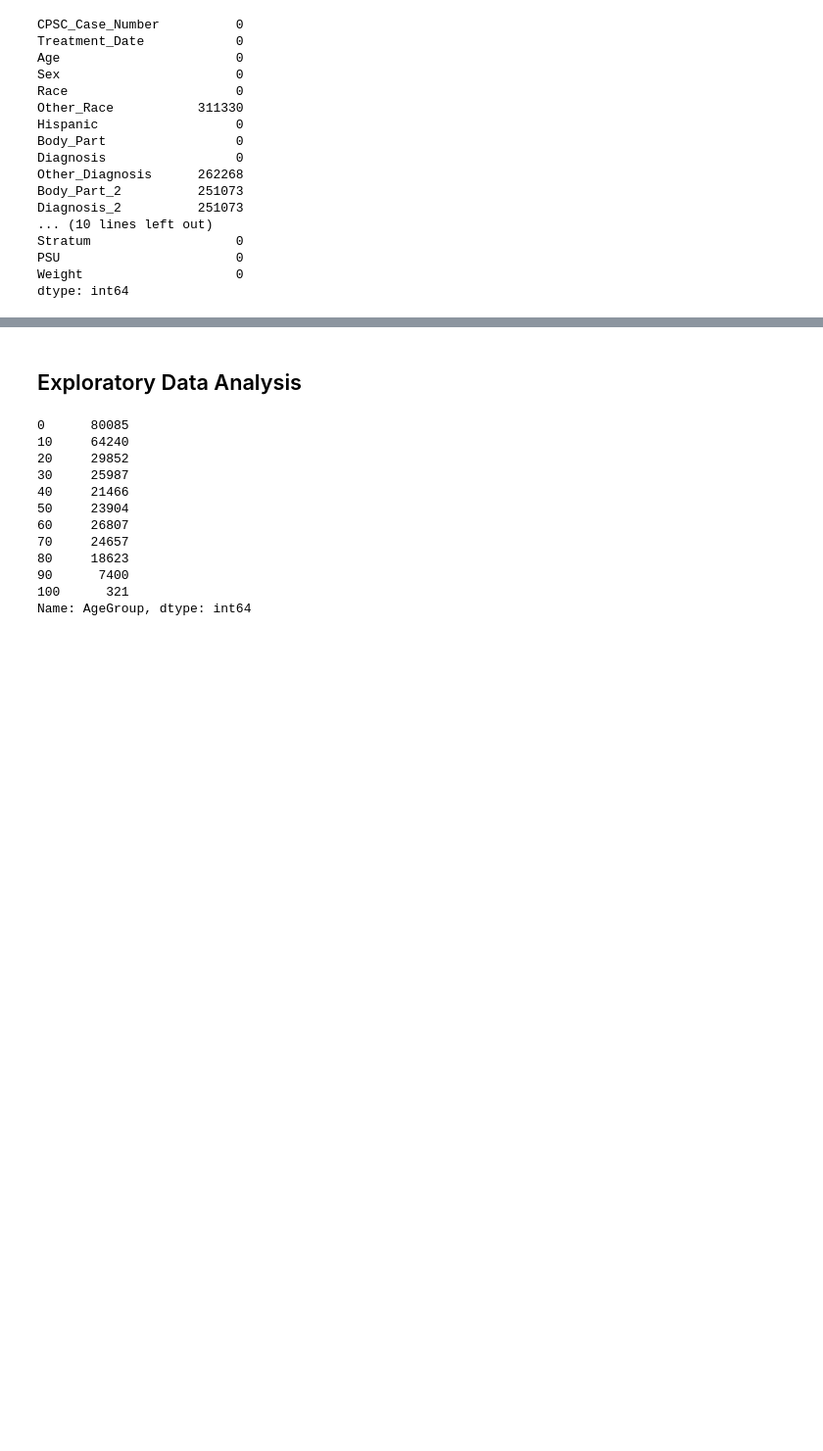
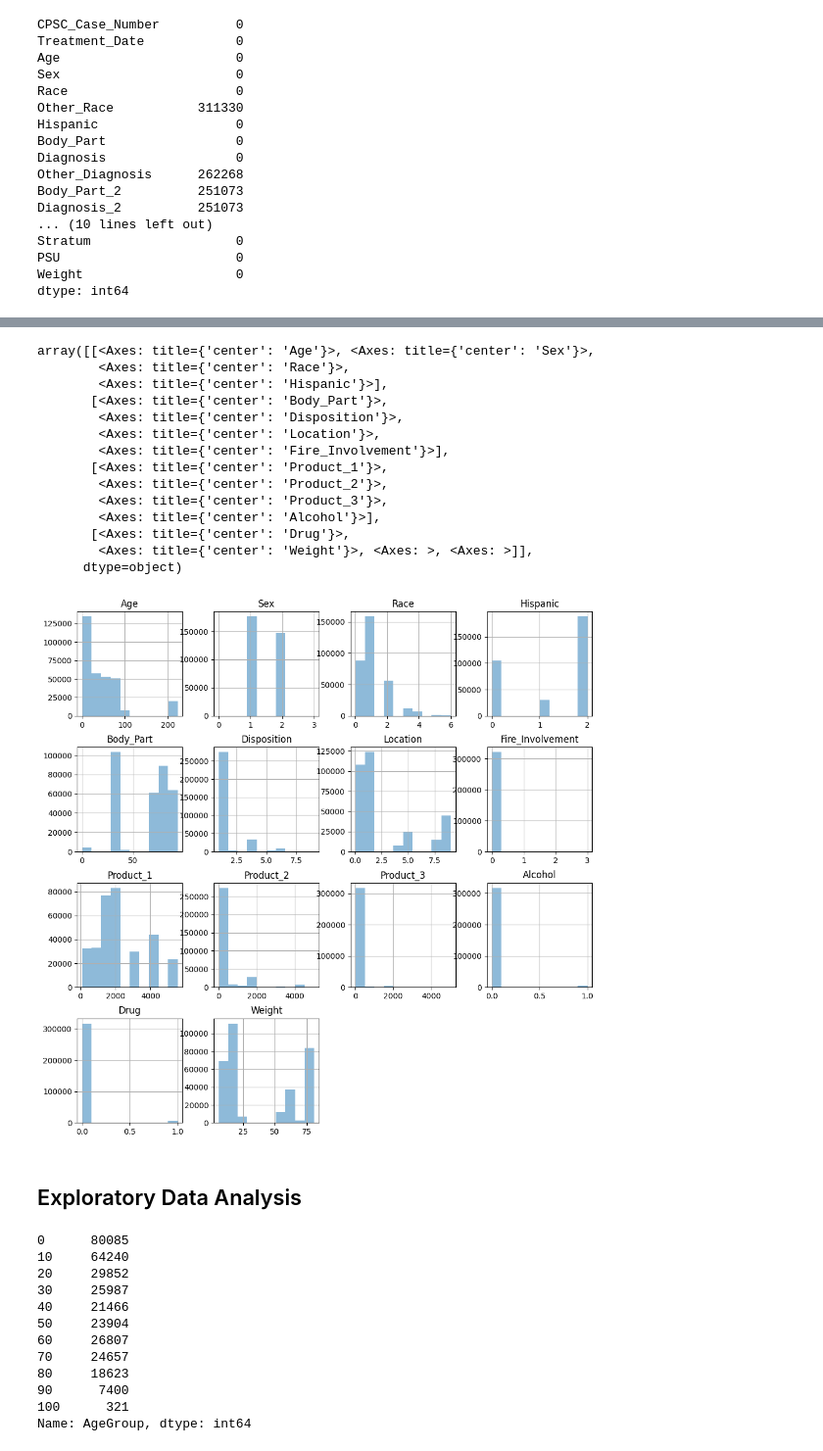
Before and after one commit to DATA-606-2023-FALL-TUESDAY/Whittington_Michael, a Jupyter notebook: src/neiss_data_exploration.ipynb, the cells around one changed output, grey strips where cells are left out. Shown at 98% size. Drawn from its saved outputs; the diff is of its cells as text; code cells hidden in the pictures; blank space fills up the shorter version.

```diff
--- a/src/neiss_data_exploration.ipynb
+++ b/src/neiss_data_exploration.ipynb
@@ -107,3 +116,6 @@ fig = ff.create_annotated_heatmap(
 fig.show()
 # %% [output]
 [interactive output not drawn]
+# %%
+#feature drop based on low correlation or unnecessary for project
+neiss_feature_drop = neiss.drop(['CPSC_Case_Number','Other_Race', 'Diagnosis','Other_Diagnosis', 'Body_Part_2', 'Diagnosis_2', 'Other_Diagnosis_2', 'PSU', 'Stratum', 'Narrative_1','Treatment_Date'], axis=1)
@@ -110,3 +137,22 @@ fig.show()
+# %%
+# histogram of features
+neiss_feature_drop.hist(alpha=.5, figsize=(12,12))
+# %% [output]
+array([[<Axes: title={'center': 'Age'}>, <Axes: title={'center': 'Sex'}>,
+        <Axes: title={'center': 'Race'}>,
+        <Axes: title={'center': 'Hispanic'}>],
+       [<Axes: title={'center': 'Body_Part'}>,
+        <Axes: title={'center': 'Disposition'}>,
+        <Axes: title={'center': 'Location'}>,
+        <Axes: title={'center': 'Fire_Involvement'}>],
+       [<Axes: title={'center': 'Product_1'}>,
+        <Axes: title={'center': 'Product_2'}>,
+        <Axes: title={'center': 'Product_3'}>,
+        <Axes: title={'center': 'Alcohol'}>],
+       [<Axes: title={'center': 'Drug'}>,
+        <Axes: title={'center': 'Weight'}>, <Axes: >, <Axes: >]],
+      dtype=object)
+[figure, added]
 # %% [markdown]
 ## Exploratory Data Analysis
 # %%
```
Also changed, not shown: parts of 79 cells of this notebook, 1 other file.
